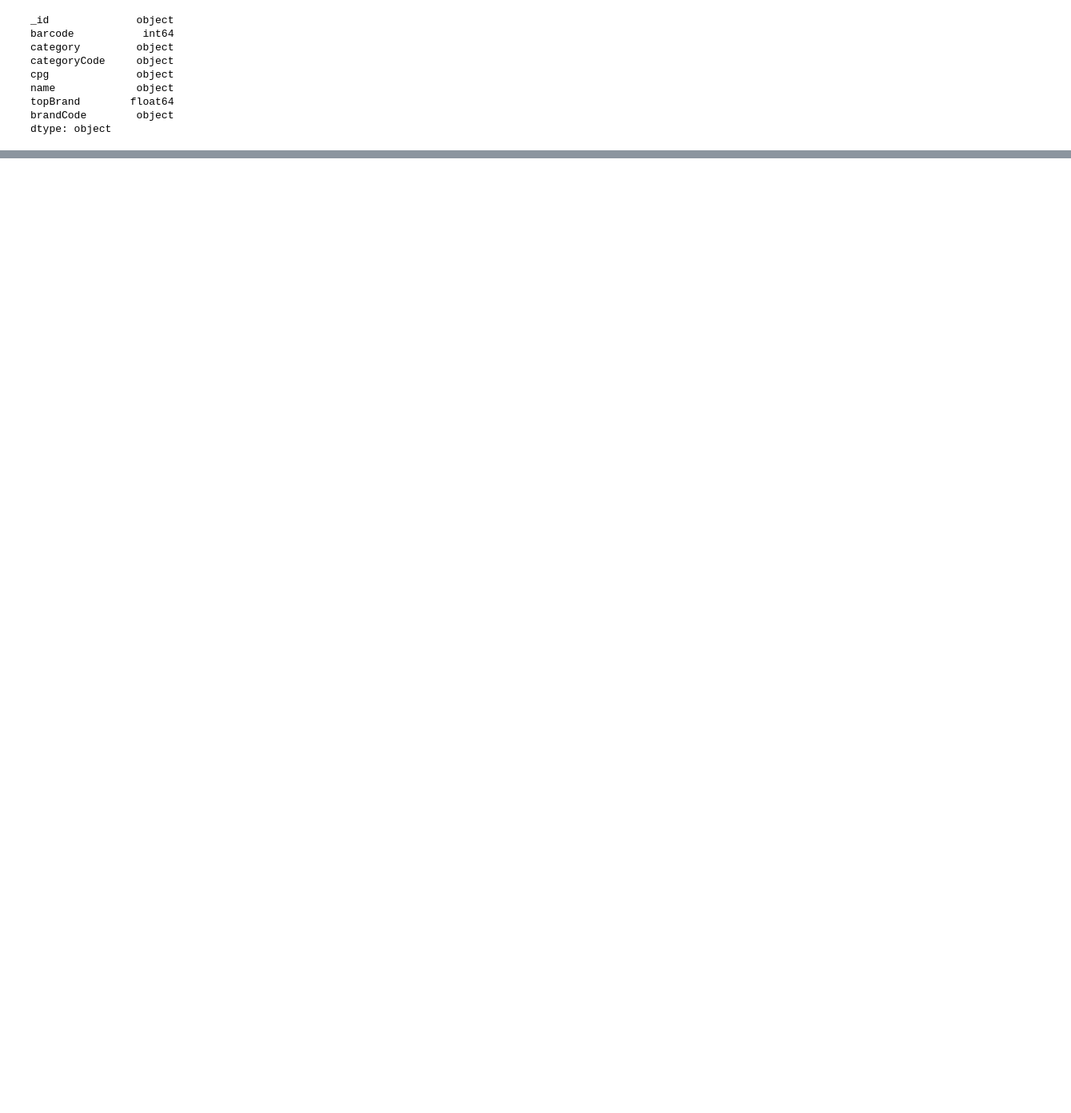
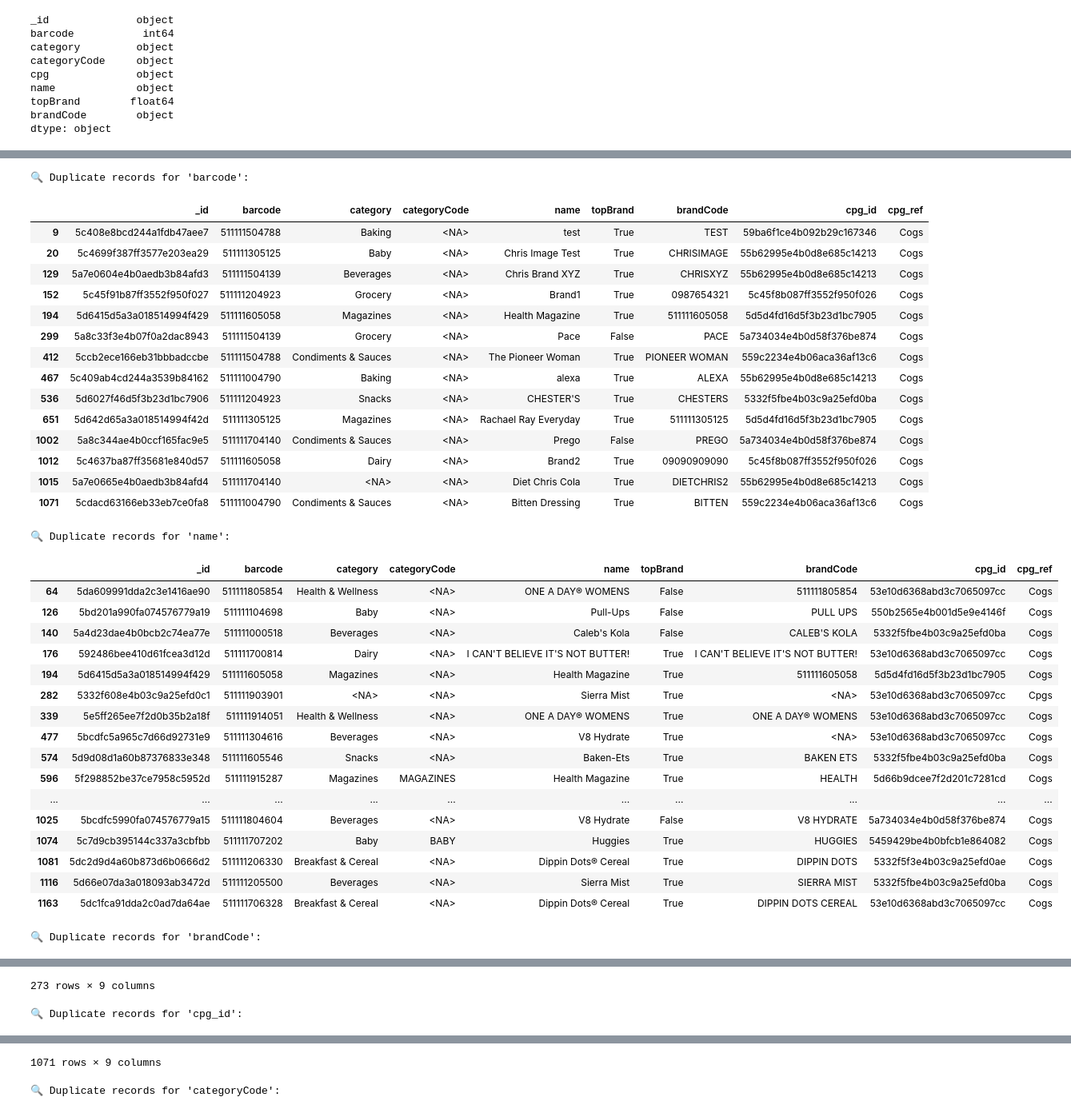
Before and after one commit to evanrosa/fetch_tech_challenge, a Jupyter notebook: exercise_answers/task_three/brands.ipynb, the cells around one changed output, grey strips where cells are left out. Shown at 80% size. Saved outputs shown, nothing was run; the diff lists cells and outputs as text; code cells hidden in the pictures; blank space fills up the shorter version.

```diff
--- a/exercise_answers/task_three/brands.ipynb
+++ b/exercise_answers/task_three/brands.ipynb
@@ -48,0 +47,10 @@ col_string = ["category", "categoryCode", "name", "brandCode"]
+# %%
+# Extract cpg_id and cpg_ref from the nested dictionary in the "cpg" column
+brands["cpg_id"] = brands["cpg"].apply(lambda x: x.get("$id", {}).get("$oid") if isinstance(x, dict) else None)
+brands["cpg_ref"] = brands["cpg"].apply(lambda x: x.get("$ref") if isinstance(x, dict) else None)
+
+# Drop the original "cpg" column
+brands.drop(columns=["cpg"], inplace=True)
+# %%
+# Convert objects to strings
+brands = brands.astype({col: "string" for col in brands.select_dtypes(include=["object"]).columns})
@@ -48,0 +81,7 @@ col_string = ["category", "categoryCode", "name", "brandCode"]
+# %%
+count_cols = ["category", "categoryCode", "name", "brandCode", "cpg_id"]
+for col in count_cols:
+    counts = brands[col].value_counts(dropna=False)
+    if not counts.empty:
+        print(f"\n🔍 Value counts for '{col}':")
+        print(counts.to_string())
@@ -48,0 +114,3 @@ col_string = ["category", "categoryCode", "name", "brandCode"]
+# %%
+# I am assuming top brand should be a bool, so I'm converting it.
+brands["topBrand"] = brands["topBrand"].astype(bool)
@@ -48,0 +133,44 @@ col_string = ["category", "categoryCode", "name", "brandCode"]
+# %%
+# Are there any dups?
+dup_cols = ["_id", "barcode", "name", "brandCode", "cpg_id", "categoryCode"]
+for col in dup_cols:
+    dups = brands[brands.duplicated(subset=[col], keep=False)]
+    if not dups.empty:
+        print(f"\n🔍 Duplicate records for '{col}':")
+        display(dups)
+# %% [output]
+🔍 Duplicate records for 'barcode':
+|  | _id | barcode | category | categoryCode | name | topBrand | brandCode | cpg_id | cpg_ref |
+| 9 | 5c408e8bcd244a1fdb47aee7 | 511111504788 | Baking | <NA> | test | True | TEST | 59ba6f1ce4b092b29c167346 | Cogs |
+| 20 | 5c4699f387ff3577e203ea29 | 511111305125 | Baby | <NA> | Chris Image Test | True | CHRISIMAGE | 55b62995e4b0d8e685c14213 | Cogs |
+| 129 | 5a7e0604e4b0aedb3b84afd3 | 511111504139 | Beverages | <NA> | Chris Brand XYZ | True | CHRISXYZ | 55b62995e4b0d8e685c14213 | Cogs |
+| 152 | 5c45f91b87ff3552f950f027 | 511111204923 | Grocery | <NA> | Brand1 | True | 0987654321 | 5c45f8b087ff3552f950f026 | Cogs |
+| 194 | 5d6415d5a3a018514994f429 | 511111605058 | Magazines | <NA> | Health Magazine | True | 511111605058 | 5d5d4fd16d5f3b23d1bc7905 | Cogs |
+| 299 | 5a8c33f3e4b07f0a2dac8943 | 511111504139 | Grocery | <NA> | Pace | False | PACE | 5a734034e4b0d58f376be874 | Cogs |
+| 412 | 5ccb2ece166eb31bbbadccbe | 511111504788 | Condiments & Sauces | <NA> | The Pioneer Woman | True | PIONEER WOMAN | 559c2234e4b06aca36af13c6 | Cogs |
+| 467 | 5c409ab4cd244a3539b84162 | 511111004790 | Baking | <NA> | alexa | True | ALEXA | 55b62995e4b0d8e685c14213 | Cogs |
+| 536 | 5d6027f46d5f3b23d1bc7906 | 511111204923 | Snacks | <NA> | CHESTER'S | True | CHESTERS | 5332f5fbe4b03c9a25efd0ba | Cogs |
+| 651 | 5d642d65a3a018514994f42d | 511111305125 | Magazines | <NA> | Rachael Ray Everyday | True | 511111305125 | 5d5d4fd16d5f3b23d1bc7905 | Cogs |
+| 1002 | 5a8c344ae4b0ccf165fac9e5 | 511111704140 | Condiments & Sauces | <NA> | Prego | False | PREGO | 5a734034e4b0d58f376be874 | Cogs |
+| 1012 | 5c4637ba87ff35681e840d57 | 511111605058 | Dairy | <NA> | Brand2 | True | 09090909090 | 5c45f8b087ff3552f950f026 | Cogs |
+| 1015 | 5a7e0665e4b0aedb3b84afd4 | 511111704140 | <NA> | <NA> | Diet Chris Cola | True | DIETCHRIS2 | 55b62995e4b0d8e685c14213 | Cogs |
+| 1071 | 5cdacd63166eb33eb7ce0fa8 | 511111004790 | Condiments & Sauces | <NA> | Bitten Dressing | True | BITTEN | 559c2234e4b06aca36af13c6 | Cogs |
+🔍 Duplicate records for 'name':
+|  | _id | barcode | category | categoryCode | name | topBrand | brandCode | cpg_id | cpg_ref |
+| 64 | 5da609991dda2c3e1416ae90 | 511111805854 | Health & Wellness | <NA> | ONE A DAY® WOMENS | False | 511111805854 | 53e10d6368abd3c7065097cc | Cogs |
+| 126 | 5bd201a990fa074576779a19 | 511111104698 | Baby | <NA> | Pull-Ups | False | PULL UPS | 550b2565e4b001d5e9e4146f | Cogs |
+| 140 | 5a4d23dae4b0bcb2c74ea77e | 511111000518 | Beverages | <NA> | Caleb's Kola | False | CALEB'S KOLA | 5332f5fbe4b03c9a25efd0ba | Cogs |
+| 176 | 592486bee410d61fcea3d12d | 511111700814 | Dairy | <NA> | I CAN'T BELIEVE IT'S NOT BUTTER! | True | I CAN'T BELIEVE IT'S NOT BUTTER! | 53e10d6368abd3c7065097cc | Cogs |
+| 194 | 5d6415d5a3a018514994f429 | 511111605058 | Magazines | <NA> | Health Magazine | True | 511111605058 | 5d5d4fd16d5f3b23d1bc7905 | Cogs |
+| 282 | 5332f608e4b03c9a25efd0c1 | 511111903901 | <NA> | <NA> | Sierra Mist | True | <NA> | 53e10d6368abd3c7065097cc | Cpgs |
+| 339 | 5e5ff265ee7f2d0b35b2a18f | 511111914051 | Health & Wellness | <NA> | ONE A DAY® WOMENS | True | ONE A DAY® WOMENS | 53e10d6368abd3c7065097cc | Cogs |
+| 477 | 5bcdfc5a965c7d66d92731e9 | 511111304616 | Beverages | <NA> | V8 Hydrate | True | <NA> | 53e10d6368abd3c7065097cc | Cogs |
+| 574 | 5d9d08d1a60b87376833e348 | 511111605546 | Snacks | <NA> | Baken-Ets | True | BAKEN ETS | 5332f5fbe4b03c9a25efd0ba | Cogs |
+| 596 | 5f298852be37ce7958c5952d | 511111915287 | Magazines | MAGAZINES | Health Magazine | True | HEALTH | 5d66b9dcee7f2d201c7281cd | Cogs |
+| ... | ... | ... | ... | ... | ... | ... | ... | ... | ... |
+| 1025 | 5bcdfc5990fa074576779a15 | 511111804604 | Beverages | <NA> | V8 Hydrate | False | V8 HYDRATE | 5a734034e4b0d58f376be874 | Cogs |
+| 1074 | 5c7d9cb395144c337a3cbfbb | 511111707202 | Baby | BABY | Huggies | True | HUGGIES | 5459429be4b0bfcb1e864082 | Cogs |
+| 1081 | 5dc2d9d4a60b873d6b0666d2 | 511111206330 | Breakfast & Cereal | <NA> | Dippin Dots® Cereal | True | DIPPIN DOTS | 5332f5f3e4b03c9a25efd0ae | Cogs |
+| 1116 | 5d66e07da3a018093ab3472d | 511111205500 | Beverages | <NA> | Sierra Mist | True | SIERRA MIST | 5332f5fbe4b03c9a25efd0ba | Cogs |
+| 1163 | 5dc1fca91dda2c0ad7da64ae | 511111706328 | Breakfast & Cereal | <NA> | Dippin Dots® Cereal | True | DIPPIN DOTS CEREAL | 53e10d6368abd3c7065097cc | Cogs |
+🔍 Duplicate records for 'brandCode':
@@ -48,0 +189,2 @@ col_string = ["category", "categoryCode", "name", "brandCode"]
+273 rows × 9 columns
+🔍 Duplicate records for 'cpg_id':
@@ -48,0 +203,2 @@ col_string = ["category", "categoryCode", "name", "brandCode"]
+1071 rows × 9 columns
+🔍 Duplicate records for 'categoryCode':
```
Also changed, not shown: parts of 12 cells of this notebook, 15 other files.
